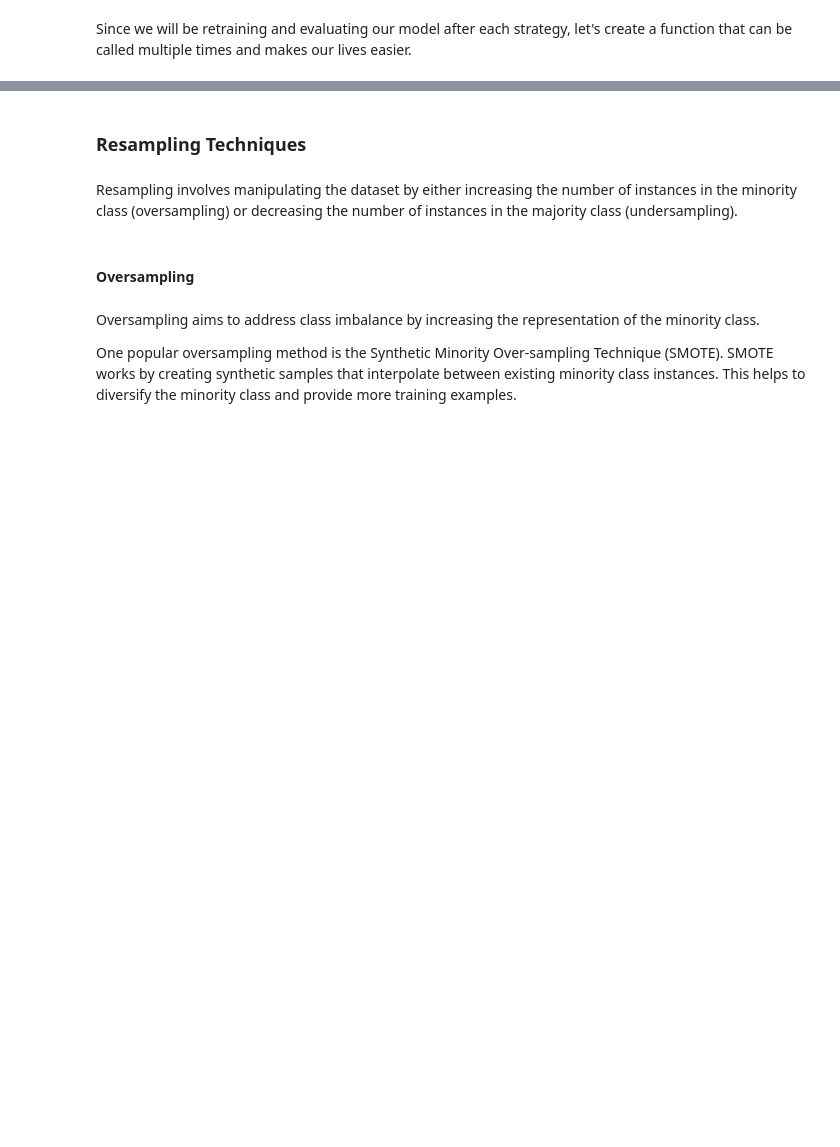
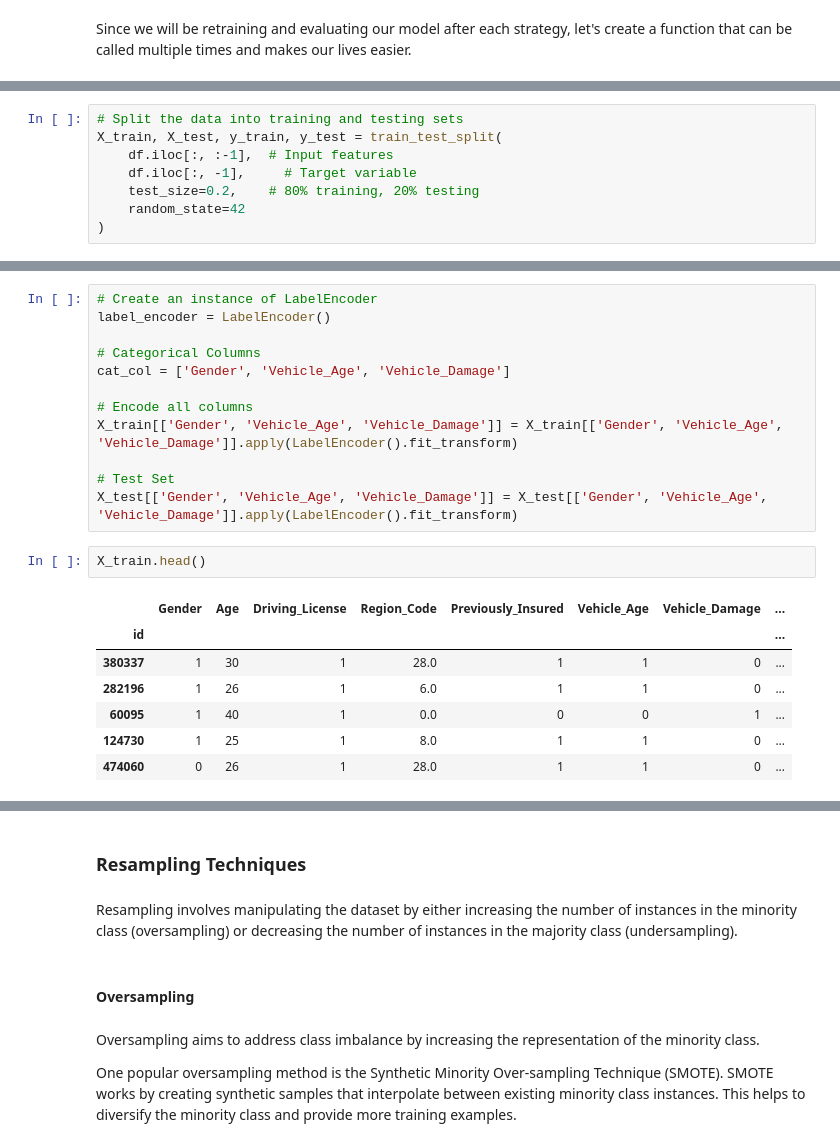
Before and after one commit to AlisterLuiz/Class-Imbalance, a Jupyter notebook: class_imbalance.ipynb, the cells around one changed output, grey strips where cells are left out. Cells and saved outputs as stored; diff of their text form; blank space fills up the shorter version.

```diff
--- a/class_imbalance.ipynb
+++ b/class_imbalance.ipynb
@@ -387,0 +420,8 @@ def evaluate(classifier):
+# %%
+# Split the data into training and testing sets
+X_train, X_test, y_train, y_test = train_test_split(
+    df.iloc[:, :-1],  # Input features
+    df.iloc[:, -1],     # Target variable
+    test_size=0.2,    # 80% training, 20% testing
+    random_state=42
+)
@@ -387,0 +441,22 @@ def evaluate(classifier):
+# %%
+# Create an instance of LabelEncoder
+label_encoder = LabelEncoder()
+
+# Categorical Columns
+cat_col = ['Gender', 'Vehicle_Age', 'Vehicle_Damage']
+
+# Encode all columns
+X_train[['Gender', 'Vehicle_Age', 'Vehicle_Damage']] = X_train[['Gender', 'Vehicle_Age', 'Vehicle_Damage']].apply(LabelEncoder().fit_transform)
+
+# Test Set
+X_test[['Gender', 'Vehicle_Age', 'Vehicle_Damage']] = X_test[['Gender', 'Vehicle_Age', 'Vehicle_Damage']].apply(LabelEncoder().fit_transform)
+# %%
+X_train.head()
+# %% [output]
+|  | Gender | Age | Driving_License | Region_Code | Previously_Insured | Vehicle_Age | Vehicle_Damage | ... |
+| id |  |  |  |  |  |  |  | ... |
+| 380337 | 1 | 30 | 1 | 28.0 | 1 | 1 | 0 | ... |
+| 282196 | 1 | 26 | 1 | 6.0 | 1 | 1 | 0 | ... |
+| 60095 | 1 | 40 | 1 | 0.0 | 0 | 0 | 1 | ... |
+| 124730 | 1 | 25 | 1 | 8.0 | 1 | 1 | 0 | ... |
+| 474060 | 0 | 26 | 1 | 28.0 | 1 | 1 | 0 | ... |
```
Also changed, not shown: parts of 45 cells of this notebook, 1 other file.
